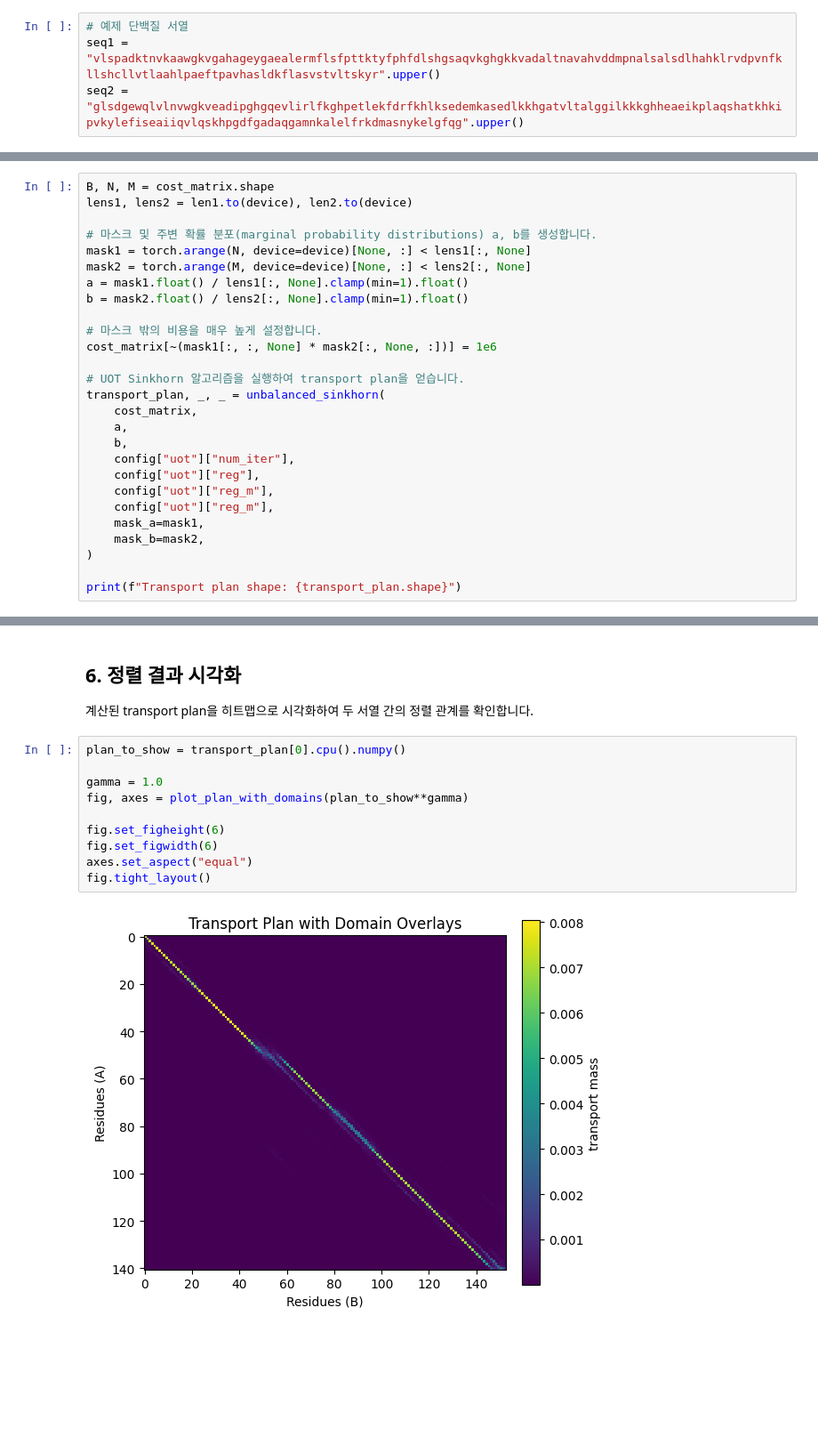
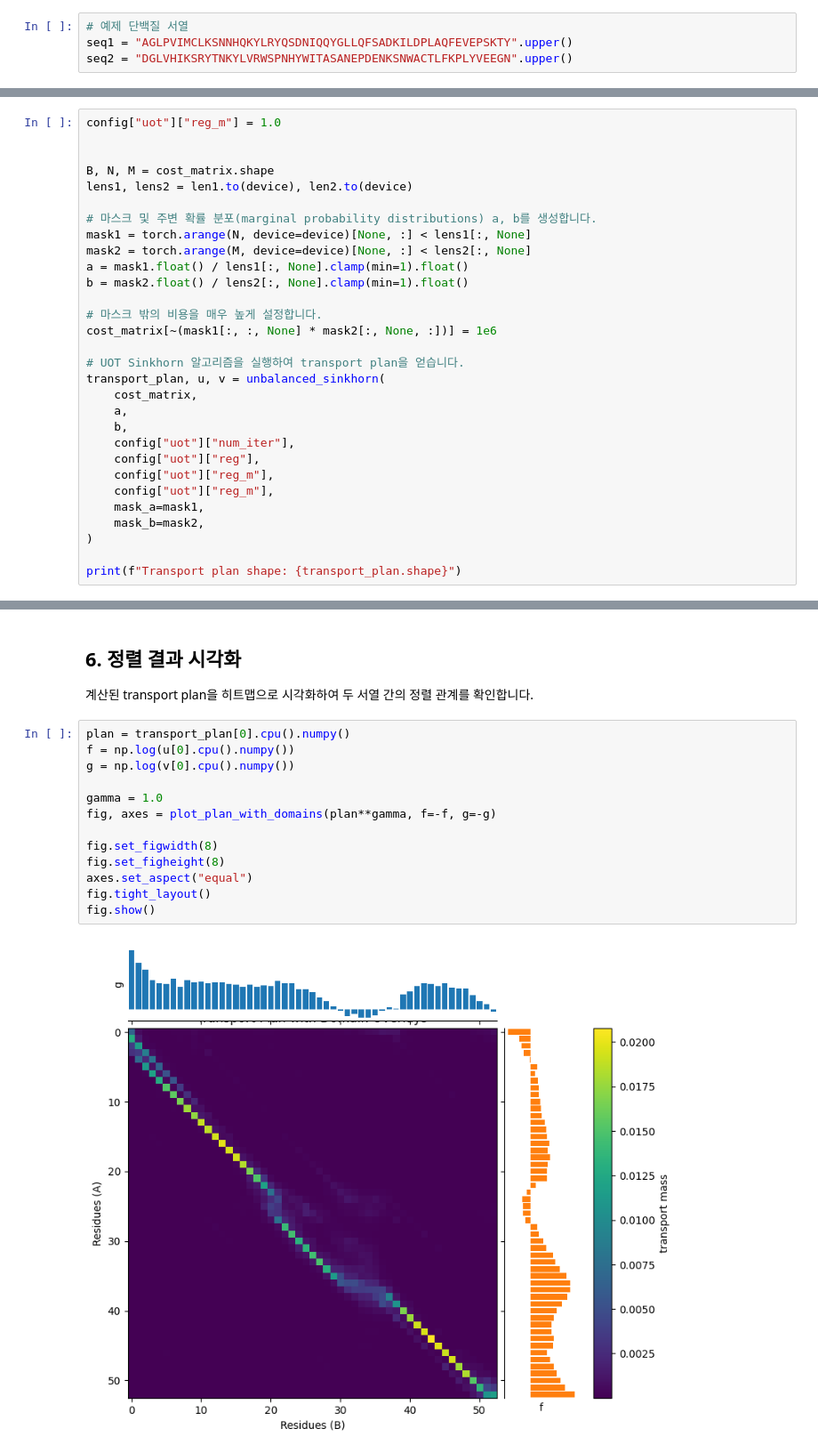
Before and after one commit to DeepFoldProtein/OTalign, a Jupyter notebook: example_alignment.ipynb, the cells around one changed output, grey strips where cells are left out. Shown: that part at 89% size. Drawn from its saved outputs; the diff is of its cells as text; blank space fills up the shorter version.

Commit message:
feat: Enhanced visualizations

```diff
--- a/example_alignment.ipynb
+++ b/example_alignment.ipynb
@@ -60,8 +61,8 @@ Model loaded from work/checkpoints/esm1b-lora-finetune-2/checkpoint-epoch-3
 ## 3. 정렬할 단백질 서열 정의
 # %%
 # 예제 단백질 서열
-seq1 = "vlspadktnvkaawgkvgahageygaealermflsfpttktyfphfdlshgsaqvkghgkkvadaltnavahvddmpnalsalsdlhahklrvdpvnfkllshcllvtlaahlpaeftpavhasldkflasvstvltskyr".upper()
-seq2 = "glsdgewqlvlnvwgkveadipghgqevlirlfkghpetlekfdrfkhlksedemkasedlkkhgatvltalggilkkkghheaeikplaqshatkhkipvkylefiseaiiqvlqskhpgdfgadaqgamnkalelfrkdmasnykelgfqg".upper()
+seq1 = "AGLPVIMCLKSNNHQKYLRYQSDNIQQYGLLQFSADKILDPLAQFEVEPSKTY".upper()
+seq2 = "DGLVHIKSRYTNKYLVRWSPNHYWITASANEPDENKSNWACTLFKPLYVEEGN".upper()
 # %% [markdown]
 ## 4. 서열 임베딩 및 비용 행렬 계산
 # %%
@@ -95,6 +96,9 @@ Cost matrix shape: torch.Size([1, 141, 153])
 
 계산된 비용 행렬을 기반으로 두 서열 간의 최적의 정렬(transport plan)을 찾습니다.
 # %%
+config["uot"]["reg_m"] = 1.0
+
+
 B, N, M = cost_matrix.shape
 lens1, lens2 = len1.to(device), len2.to(device)
 
@@ -108,7 +112,7 @@ b = mask2.float() / lens2[:, None].clamp(min=1).float()
 cost_matrix[~(mask1[:, :, None] * mask2[:, None, :])] = 1e6
 
 # UOT Sinkhorn 알고리즘을 실행하여 transport plan을 얻습니다.
-transport_plan, _, _ = unbalanced_sinkhorn(
+transport_plan, u, v = unbalanced_sinkhorn(
     cost_matrix,
     a,
     b,
@@ -128,14 +132,17 @@ Transport plan shape: torch.Size([1, 141, 153])
 
 계산된 transport plan을 히트맵으로 시각화하여 두 서열 간의 정렬 관계를 확인합니다.
 # %%
-plan_to_show = transport_plan[0].cpu().numpy()
+plan = transport_plan[0].cpu().numpy()
+f = np.log(u[0].cpu().numpy())
+g = np.log(v[0].cpu().numpy())
 
 gamma = 1.0
-fig, axes = plot_plan_with_domains(plan_to_show**gamma)
+fig, axes = plot_plan_with_domains(plan**gamma, f=-f, g=-g)
 
-fig.set_figheight(6)
-fig.set_figwidth(6)
+fig.set_figwidth(8)
+fig.set_figheight(8)
 axes.set_aspect("equal")
 fig.tight_layout()
+fig.show()
 # %% [output]
-[figure, old version]
+[figure, new version]
```
Also changed, not shown: parts of 4 cells of this notebook.
